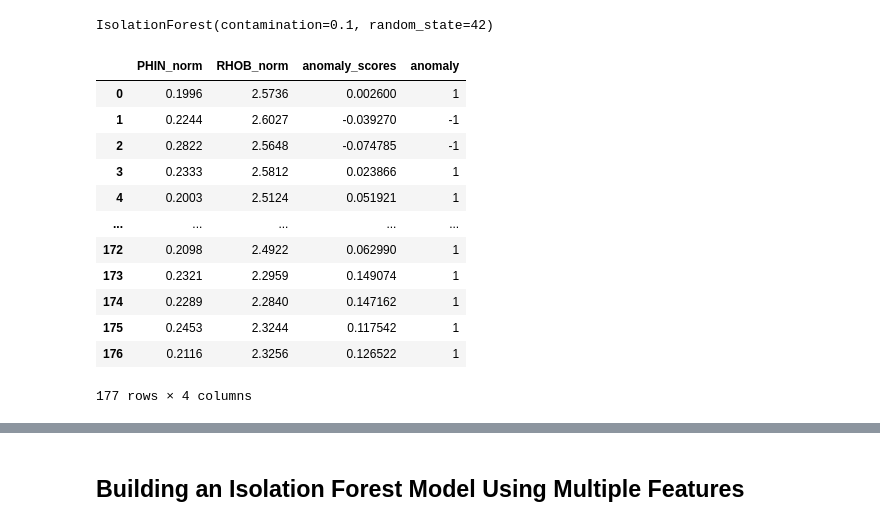
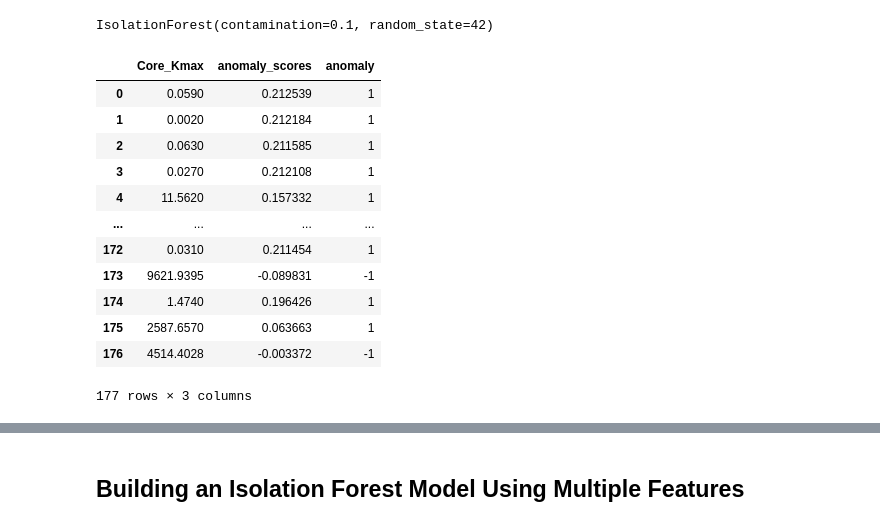
Before and after one commit to Jcavilarincon/Petrophysics-Python-Series, a Jupyter notebook: 33 - Auto Outlier Detection - Isolation Forest.ipynb, the cells around one changed output, grey strips where cells are left out. Drawn from its saved outputs; the diff is of its cells as text; code cells hidden in the pictures.

```diff
--- a/33 - Auto Outlier Detection - Isolation Forest.ipynb
+++ b/33 - Auto Outlier Detection - Isolation Forest.ipynb
@@ -63,7 +83,7 @@ memory usage: 20.9+ KB
 # %% [markdown]
 ## Building an Isolation Forest Model (2 Features)
 # %%
-anomaly_inputs = ['PHIN_norm', 'RHOB_norm']
+anomaly_inputs = ['Core_Kmax']
 # %%
 model_IF = IsolationForest(contamination=0.1, random_state=42)
 # %%
@@ -75,18 +95,18 @@ df['anomaly_scores'] = model_IF.decision_function(df[anomaly_inputs])
 # %%
 df['anomaly'] = model_IF.predict(df[anomaly_inputs])
 # %%
-df.loc[:, ['PHIN_norm', 'RHOB_norm','anomaly_scores','anomaly'] ]
+df.loc[:, ['Core_Kmax','anomaly_scores','anomaly'] ]
 # %% [output]
-|  | PHIN_norm | RHOB_norm | anomaly_scores | anomaly |
-| 0 | 0.1996 | 2.5736 | 0.002600 | 1 |
-| 1 | 0.2244 | 2.6027 | -0.039270 | -1 |
-| 2 | 0.2822 | 2.5648 | -0.074785 | -1 |
-| 3 | 0.2333 | 2.5812 | 0.023866 | 1 |
-| 4 | 0.2003 | 2.5124 | 0.051921 | 1 |
-| ... | ... | ... | ... | ... |
-| 172 | 0.2098 | 2.4922 | 0.062990 | 1 |
-| 173 | 0.2321 | 2.2959 | 0.149074 | 1 |
-| 174 | 0.2289 | 2.2840 | 0.147162 | 1 |
-| 175 | 0.2453 | 2.3244 | 0.117542 | 1 |
-| 176 | 0.2116 | 2.3256 | 0.126522 | 1 |
+|  | Core_Kmax | anomaly_scores | anomaly |
+| 0 | 0.0590 | 0.212539 | 1 |
+| 1 | 0.0020 | 0.212184 | 1 |
+| 2 | 0.0630 | 0.211585 | 1 |
+| 3 | 0.0270 | 0.212108 | 1 |
+| 4 | 11.5620 | 0.157332 | 1 |
+| ... | ... | ... | ... |
+| 172 | 0.0310 | 0.211454 | 1 |
+| 173 | 9621.9395 | -0.089831 | -1 |
+| 174 | 1.4740 | 0.196426 | 1 |
+| 175 | 2587.6570 | 0.063663 | 1 |
+| 176 | 4514.4028 | -0.003372 | -1 |
-177 rows × 4 columns
+177 rows × 3 columns
```
Also changed, not shown: parts of 9 cells of this notebook, 1 other file.
